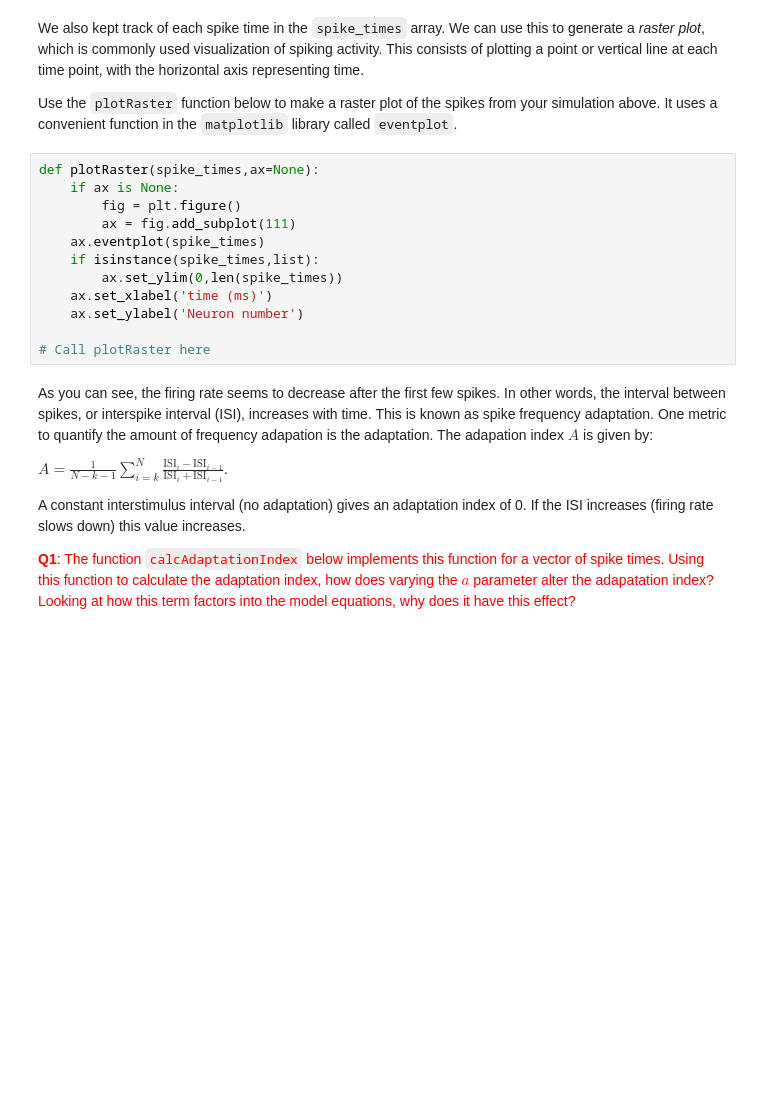
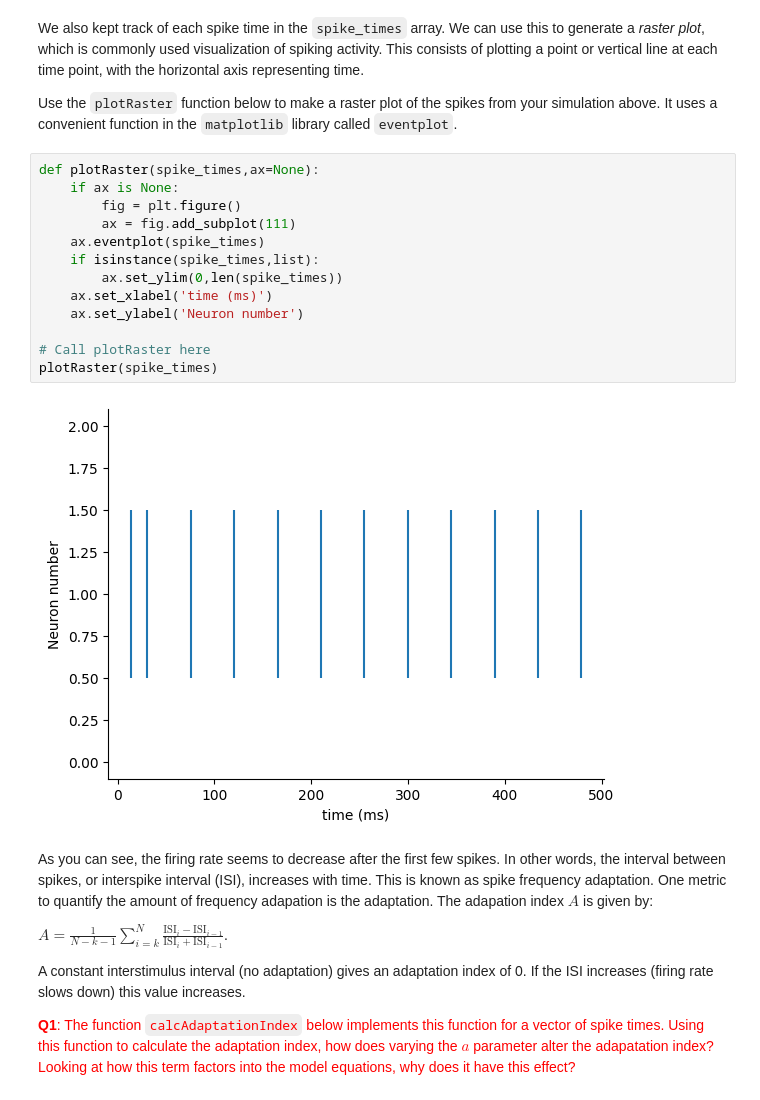
Before and after one commit to lw-miles24/11-CompModNervSys-IzhiNet, a Jupyter notebook: CompModNervSys_exercise11.ipynb, the cells around one changed output. Saved outputs shown, nothing was run; the diff lists cells and outputs as text; blank space fills up the shorter version.

```diff
--- a/CompModNervSys_exercise11.ipynb
+++ b/CompModNervSys_exercise11.ipynb
@@ -116,15 +126,18 @@ Use the `plotRaster` function below to make a raster plot of the spikes from you
 # %%
 def plotRaster(spike_times,ax=None):
     if ax is None:
         fig = plt.figure()
         ax = fig.add_subplot(111)
     ax.eventplot(spike_times)
     if isinstance(spike_times,list):
         ax.set_ylim(0,len(spike_times))
     ax.set_xlabel('time (ms)')
     ax.set_ylabel('Neuron number')
 
 # Call plotRaster here
+plotRaster(spike_times)
+# %% [output]
+[figure, added]
 # %% [markdown]
 As you can see, the firing rate seems to decrease after the first few spikes. In other words, the interval between spikes, or interspike interval (ISI), increases with time. This is known as spike frequency adaptation. One metric to quantify the amount of frequency adapation is the adaptation. The adapation index $A$ is given by:
 
```
Also changed, not shown: parts of 19 cells of this notebook.
